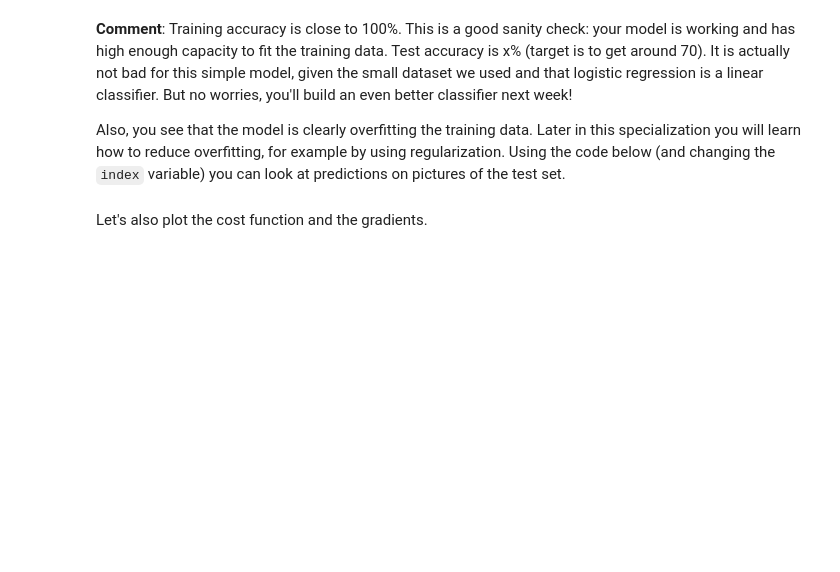
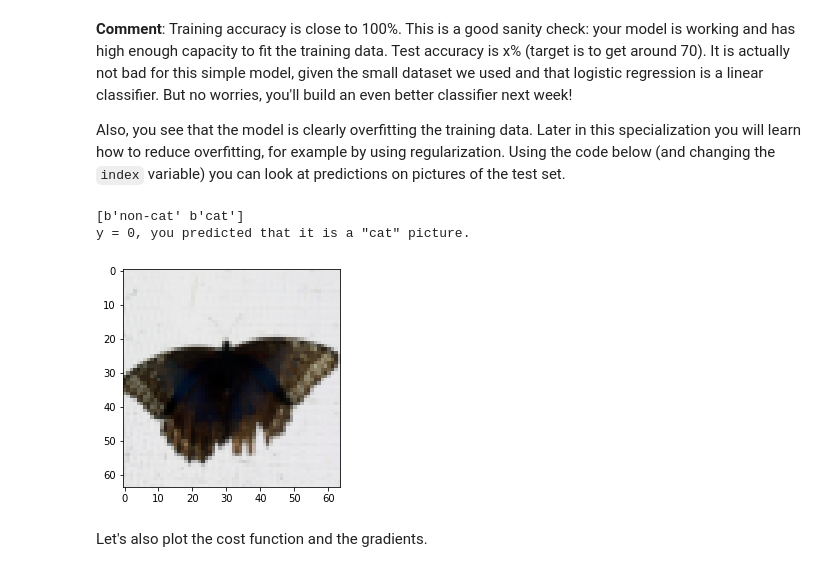
Before and after one commit to Pranay-2510/Analytics-DC-Task-2, a Jupyter notebook: Logistic_Regression_with_a_Neural_Network_mindset_v6a.ipynb, the cells around one changed output. Saved outputs shown, nothing was run; the diff lists cells and outputs as text; code cells hidden in the pictures; blank space fills up the shorter version.

```diff
--- a/Logistic_Regression_with_a_Neural_Network_mindset_v6a.ipynb
+++ b/Logistic_Regression_with_a_Neural_Network_mindset_v6a.ipynb
@@ -31,13 +33,13 @@ from scipy import ndimage
 %matplotlib inline
 # %%
 def load_dataset(): #for loading dataset
-    train_dataset = h5py.File('datasets/train_catvnoncat.h5', "r")
+    train_dataset = h5py.File('/content/train_catvnoncat.h5', "r")
     train_set_x_orig = np.array(train_dataset["train_set_x"][:]) # your train set features
-    train_set_y_orig = np.array(#fill this) # your train set labels
+    train_set_y_orig = np.array(train_dataset["train_set_y"][:]) # your train set labels
 
-    test_dataset = h5py.File('datasets/test_catvnoncat.h5', "r")
+    test_dataset = h5py.File('/content/test_catvnoncat.h5', "r")
     test_set_x_orig = np.array(test_dataset["test_set_x"][:]) # your test set features
-    test_set_y_orig = np.array(#fill this) # your test set labels
+    test_set_y_orig = np.array(test_dataset["test_set_y"][:]) # your test set labels
 
     classes = np.array(test_dataset["list_classes"][:]) # the list of classes
 
@@ -78,9 +83,9 @@ print ("y = " + str(train_set_y[0, index]) + ", it's a '" + classes[np.squeeze(t
 Remember that `train_set_x_orig` is a numpy-array of shape (m_train, num_px, num_px, 3). For instance, you can access `m_train` by writing `train_set_x_orig.shape[0]`.
 # %%
 ### START CODE HERE ### (≈ 3 lines of code)
-m_train =
-m_test =
-num_px =
+m_train = 209
+m_test =  50
+num_px = 64
 ### END CODE HERE ###
 
 print ("Number of training examples: m_train = " + str(m_train))
@@ -123,8 +137,8 @@ X_flatten = X.reshape(X.shape[0], -1).T      # X.T is the transpose of X
 # Reshape the training and test examples
 
 ### START CODE HERE ### (≈ 2 lines of code)
-train_set_x_flatten =
-test_set_x_flatten =
+train_set_x_flatten = train_set_x_orig.reshape(train_set_x_orig.shape[0], -1).T
+test_set_x_flatten = test_set_x_orig.reshape(test_set_x_orig.shape[0], -1).T
 ### END CODE HERE ###
 
 print ("train_set_x_flatten shape: " + str(train_set_x_flatten.shape))
@@ -635,9 +689,13 @@ d = model(train_set_x, train_set_y, test_set_x, test_set_y, num_iterations = """
 Also, you see that the model is clearly overfitting the training data. Later in this specialization you will learn how to reduce overfitting, for example by using regularization. Using the code below (and changing the `index` variable) you can look at predictions on pictures of the test set.
 # %%
 # Example of a picture that was wrongly classified.
-index = 25
+index = 13
 plt.imshow(test_set_x[:,index].reshape((num_px, num_px, 3)))
-print ("y = " + str(test_set_y[0,index]) + ", you predicted that it is a \"" + classes[d["Y_prediction_test"][0,index]].decode("utf-8") +  "\" picture.")
+print ("y = " + str(test_set_y[0,index]) + ", you predicted that it is a \"" + classes[int(d['Y_prediction_test'][0,index])].decode("utf-8") +  "\" picture.")
+# %% [output]
+[b'non-cat' b'cat']
+y = 0, you predicted that it is a "cat" picture.
+[figure, added]
 # %% [markdown]
 Let's also plot the cost function and the gradients.
 # %%
```
Also changed, not shown: parts of 20 cells of this notebook.
